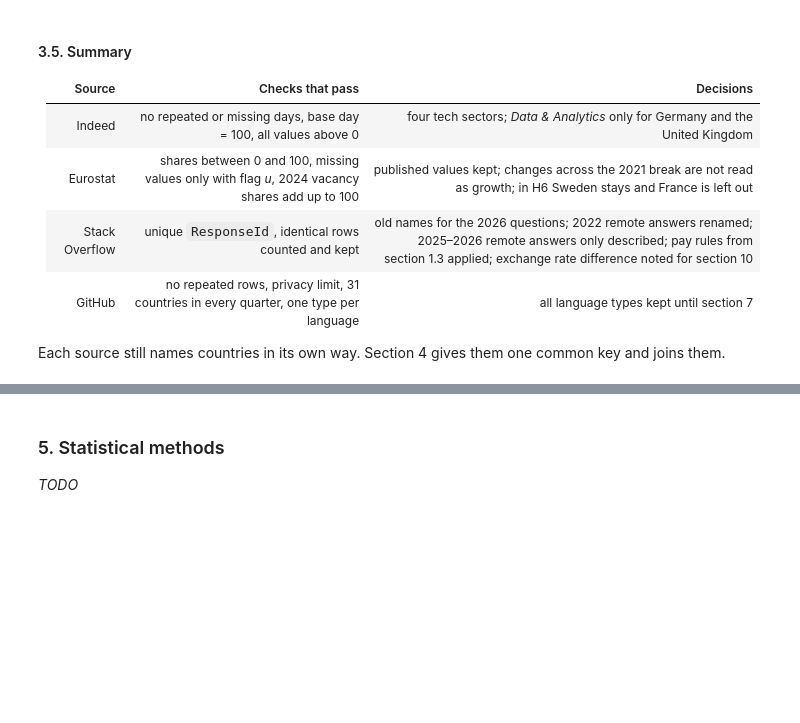
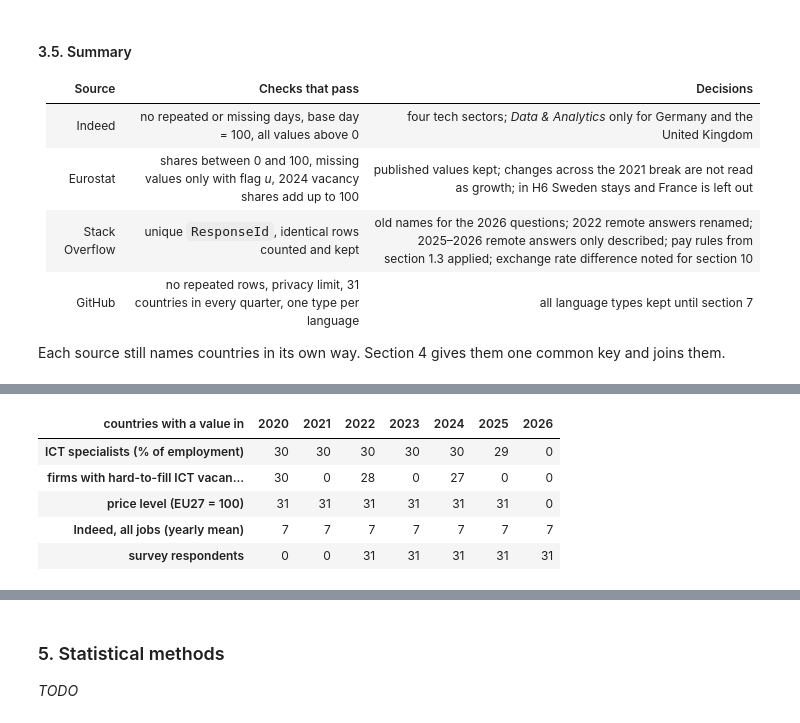
Before and after one commit to N1ko-Gr/eu-tech-job-market, a Jupyter notebook: eu_tech_job_market.ipynb, the cells around one changed output, grey strips where cells are left out. Drawn from its saved outputs; the diff is of its cells as text; code cells hidden in the pictures; blank space fills up the shorter version.

```diff
--- a/eu_tech_job_market.ipynb
+++ b/eu_tech_job_market.ipynb
@@ -775,0 +853,36 @@ _TODO_
+# %%
+def by_country_year(table, value="OBS_VALUE"):
+    """One value per (country, year) as a Series; stops if a pair appears twice."""
+    series = table.rename(columns={"TIME_PERIOD": "year"}).set_index(["country", "year"])[value]
+    assert series.index.is_unique, "a (country, year) pair appears twice"
+    return series
+
+
+indeed_yearly = (indeed_totals.assign(year=indeed_totals["date"].dt.year)
+                 .groupby(["country", "year"])["indeed_job_postings_index_SA"].mean())
+respondents_by_country = pd.concat({year: survey["country"].value_counts() for year, survey in surveys.items()},
+                                   names=["year", "country"]).swaplevel()
+
+panel = pd.concat({
+    "ICT specialists (% of employment)":
+        by_country_year(eurostat["ICT specialists"].query("unit == 'PC_EMP'")),
+    "firms with hard-to-fill ICT vacancies (%)":
+        by_country_year(eurostat["ICT vacancies"].query("indic_is == 'E_ITSPVAC2' and unit == 'PC_ENT_ITSPRCR2'")),
+    "price level (EU27 = 100)": by_country_year(eurostat["Price levels"]),
+    "Indeed, all jobs (yearly mean)": indeed_yearly,
+    "survey respondents": respondents_by_country,
+}, axis=1)
+
+# one row for every country and year from 2020 to 2026, also where a source has no value
+years = range(2020, 2027)
+panel = panel.reindex(pd.MultiIndex.from_product([sorted(COUNTRIES), years], names=["country", "year"]))
+assert panel.index.is_unique
+
+panel.notna().groupby(level="year").sum().T.rename_axis(columns="countries with a value in")
+# %% [output]
+| countries with a value in | 2020 | 2021 | 2022 | 2023 | 2024 | 2025 | 2026 |
+| ICT specialists (% of employment) | 30 | 30 | 30 | 30 | 30 | 29 | 0 |
+| firms with hard-to-fill ICT vacan... | 30 | 0 | 28 | 0 | 27 | 0 | 0 |
+| price level (EU27 = 100) | 31 | 31 | 31 | 31 | 31 | 31 | 0 |
+| Indeed, all jobs (yearly mean) | 7 | 7 | 7 | 7 | 7 | 7 | 7 |
+| survey respondents | 0 | 0 | 31 | 31 | 31 | 31 | 31 |
```
Also changed, not shown: parts of 16 cells of this notebook.
